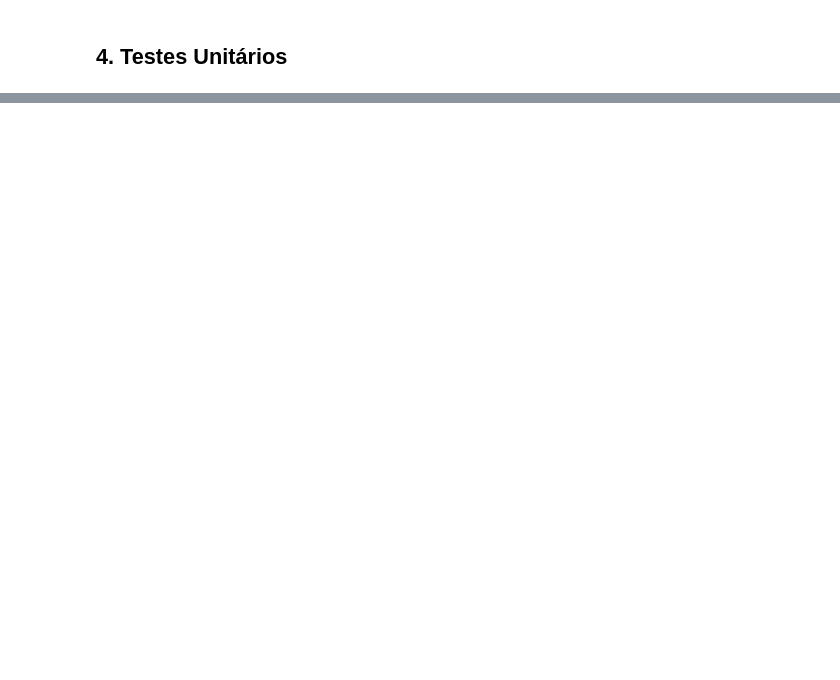
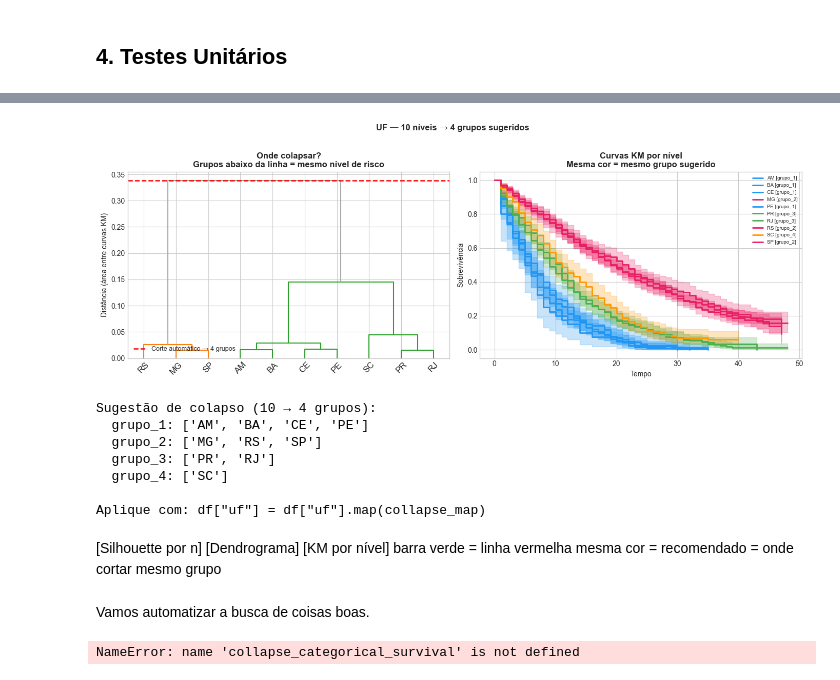
Before and after one commit to anapaulasandes/survival-analysis-pipelines, a Jupyter notebook: notebooks/feature_selection/logrank_categorical_collapsing.ipynb, the cells around one changed output, grey strips where cells are left out. Saved outputs shown, nothing was run; the diff lists cells and outputs as text; code cells hidden in the pictures; blank space fills up the shorter version.

```diff
--- a/notebooks/feature_selection/logrank_categorical_collapsing.ipynb
+++ b/notebooks/feature_selection/logrank_categorical_collapsing.ipynb
@@ -835,0 +1100,35 @@ run_tests()
+# %%
+result = collapse_categorical_survival(df, 'uf', 'time', 'event', n_groups=4)
+# %% [output]
+[figure, added]
+Sugestão de colapso (10 → 4 grupos):
+  grupo_1: ['AM', 'BA', 'CE', 'PE']
+  grupo_2: ['MG', 'RS', 'SP']
+  grupo_3: ['PR', 'RJ']
+  grupo_4: ['SC']
+
+Aplique com: df["uf"] = df["uf"].map(collapse_map)
+# %% [markdown]
+[Silhouette por n]  [Dendrograma]  [KM por nível]
+  barra verde =       linha vermelha   mesma cor =
+  recomendado         = onde cortar    mesmo grupo
+# %% [markdown]
+Vamos automatizar a busca de coisas boas.
+# %%
+# Busca automática — usa 20% do dataset, testa de 2 a 8 grupos
+result = collapse_categorical_survival(
+    df, 'uf', 'time', 'event',
+    sample_pct=0.20,
+    max_groups=8
+)
+
+# Forçar n fixo (pula a busca, silhouette_scores fica vazio)
+result = collapse_categorical_survival(
+    df, 'uf', 'time', 'event',
+    n_groups=3, sample_pct=0.20
+)
+
+# Aplicar no dataset completo
+df['uf_colapsada'] = df['uf'].map(result['collapse_map'])
+# %% [output]
+NameError: name 'collapse_categorical_survival' is not defined
```
Also changed, not shown: parts of 13 cells of this notebook.
